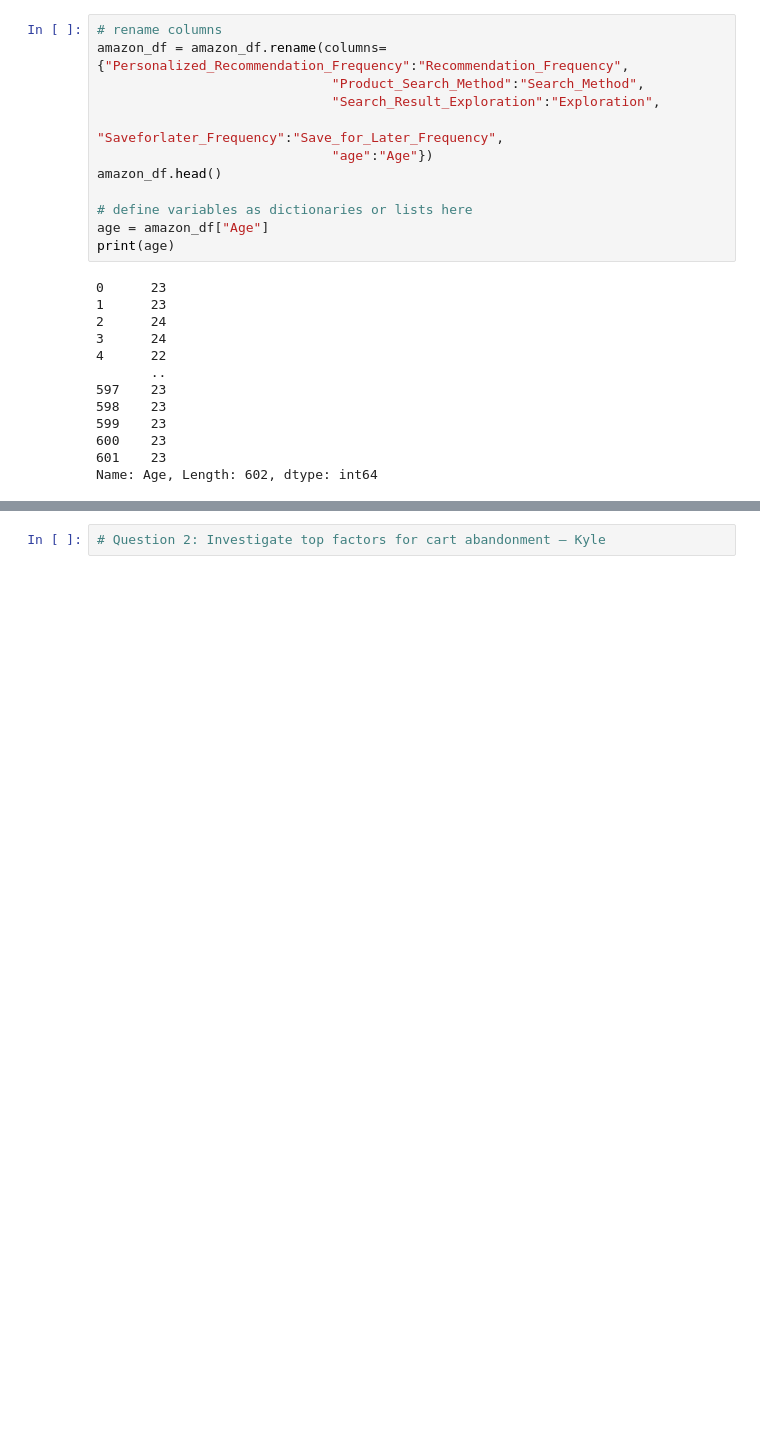
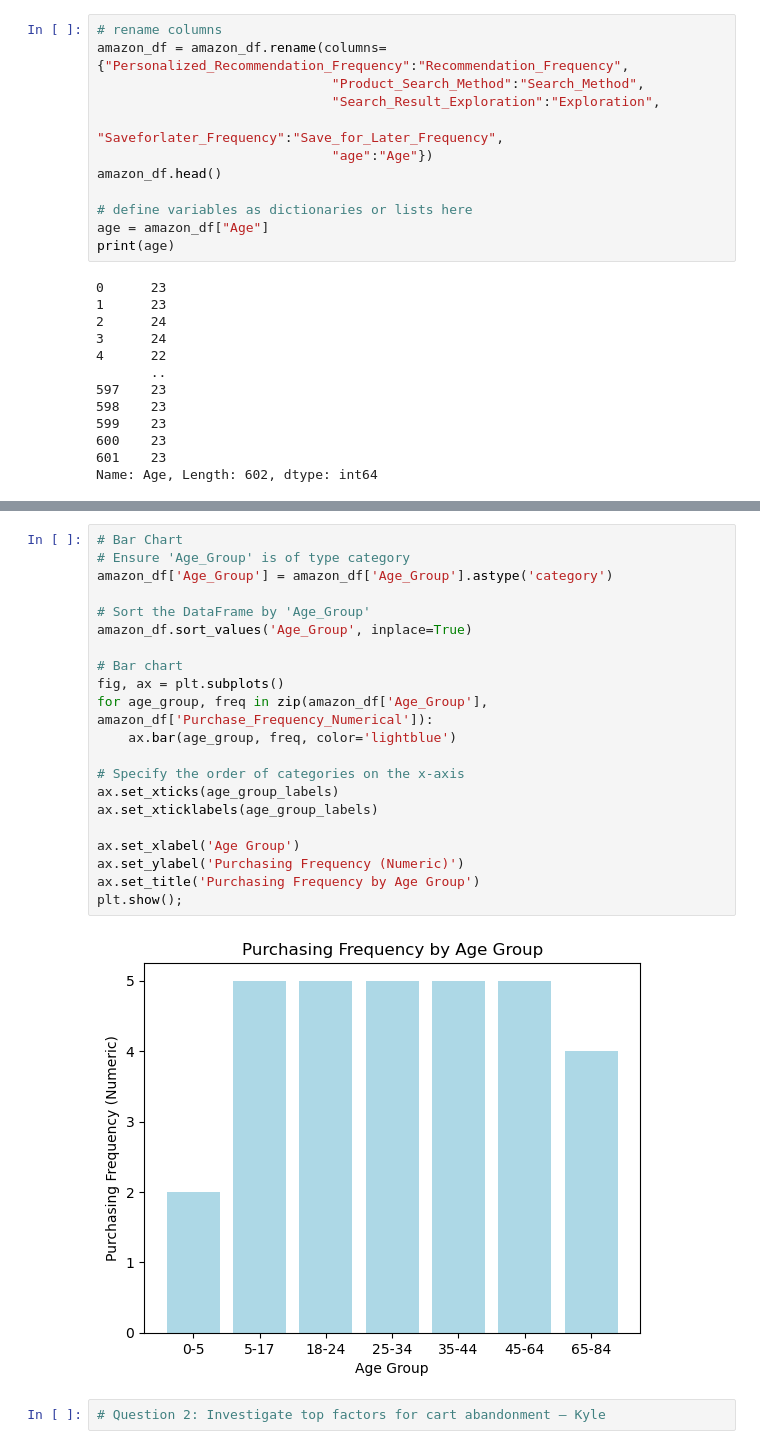
Before and after one commit to bgroble/Project1-G5, a Jupyter notebook: Amazon_Code_Group5 copy.ipynb, the cells around one changed output, grey strips where cells are left out. Saved outputs shown, nothing was run; the diff lists cells and outputs as text; blank space fills up the shorter version.

```diff
--- a/Amazon_Code_Group5 copy.ipynb
+++ b/Amazon_Code_Group5 copy.ipynb
@@ -55,3 +121,26 @@ Name: Age, Length: 602, dtype: int64
+# %%
+# Bar Chart
+# Ensure 'Age_Group' is of type category
+amazon_df['Age_Group'] = amazon_df['Age_Group'].astype('category')
+
+# Sort the DataFrame by 'Age_Group'
+amazon_df.sort_values('Age_Group', inplace=True)
+
+# Bar chart
+fig, ax = plt.subplots()
+for age_group, freq in zip(amazon_df['Age_Group'], amazon_df['Purchase_Frequency_Numerical']):
+    ax.bar(age_group, freq, color='lightblue')
+
+# Specify the order of categories on the x-axis
+ax.set_xticks(age_group_labels)
+ax.set_xticklabels(age_group_labels)
+
+ax.set_xlabel('Age Group')
+ax.set_ylabel('Purchasing Frequency (Numeric)')
+ax.set_title('Purchasing Frequency by Age Group')
+plt.show();
+# %% [output]
+[figure, added]
 # %%
 # Question 2: Investigate top factors for cart abandonment – Kyle
 # %%
```
Also changed, not shown: parts of 2 cells of this notebook.
